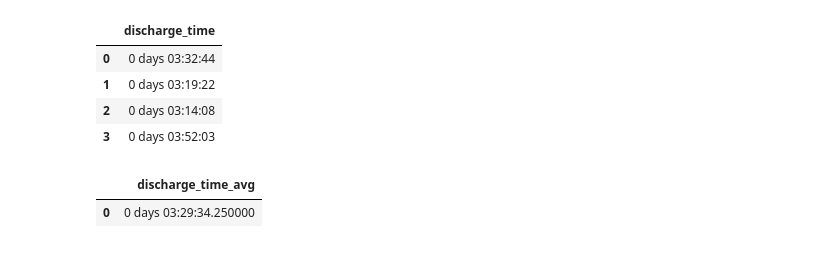
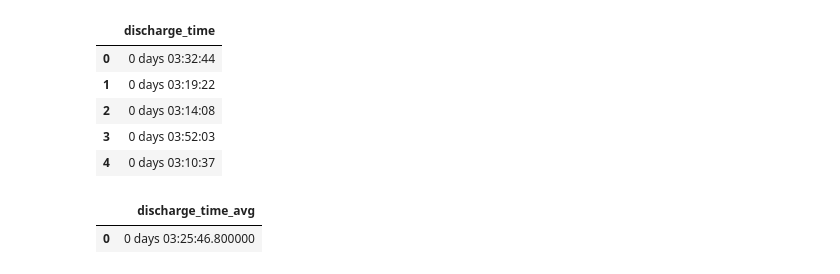
Before and after one commit to johalexander/subjective-self-tracking, a Jupyter notebook: prototype/code/visualisations/visualisations_battery.ipynb, the cells around one changed output. Cells and saved outputs as stored; diff of their text form; code cells hidden in the pictures.

```diff
--- a/prototype/code/visualisations/visualisations_battery.ipynb
+++ b/prototype/code/visualisations/visualisations_battery.ipynb
@@ -44,36 +44,37 @@ for idx, row in data_filtered.iterrows():
         if soc >= 100: # If level returns to 100%, discard the data
             in_discharge = False
             start_time = None
             current_cycle = []
     if not in_discharge and soc >= 99:
         in_discharge = True
         start_time = row['timestamp']
         current_cycle = []
         current_cycle.append(row)
-    elif in_discharge and soc < 2: # Write time is 3 minutes (180s), so leaving room for potential microcontroller blackout (<3.2V)
+    elif in_discharge and soc < 3: # Write time is 3 minutes (180s), so leaving room for potential microcontroller blackout (<3.2V)
         end_time = row['timestamp']
         if start_time is not None:
             discharge_time = end_time - start_time
             discharge_cycles.append(discharge_time)
             cycle_data.append(pd.DataFrame(current_cycle))
         in_discharge = False
         start_time = None
 
 discharge_df = pd.DataFrame(discharge_cycles, columns=['discharge_time'])
 display(discharge_df)
 
 discharge_time_avg = discharge_df['discharge_time'].mean()
 
 overview_df = pd.DataFrame({'discharge_time_avg': [discharge_time_avg]})
 display(overview_df)
 # %% [output]
 |  | discharge_time |
 | 0 | 0 days 03:32:44 |
 | 1 | 0 days 03:19:22 |
 | 2 | 0 days 03:14:08 |
 | 3 | 0 days 03:52:03 |
+| 4 | 0 days 03:10:37 |
 |  | discharge_time_avg |
-| 0 | 0 days 03:29:34.250000 |
+| 0 | 0 days 03:25:46.800000 |
 # %%
 fig = sp.make_subplots(rows=2, cols=1, subplot_titles=("Voltage Level Over All Discharge Cycles", "Battery SOC Over All Discharge Cycles"))
 cols = co.DEFAULT_PLOTLY_COLORS
```
Also changed, not shown: 1 other file.
